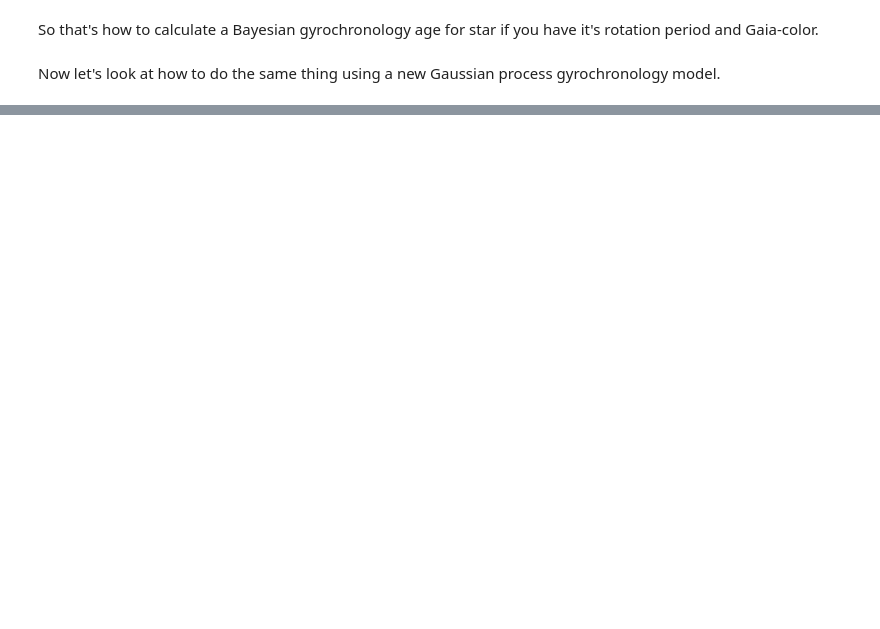
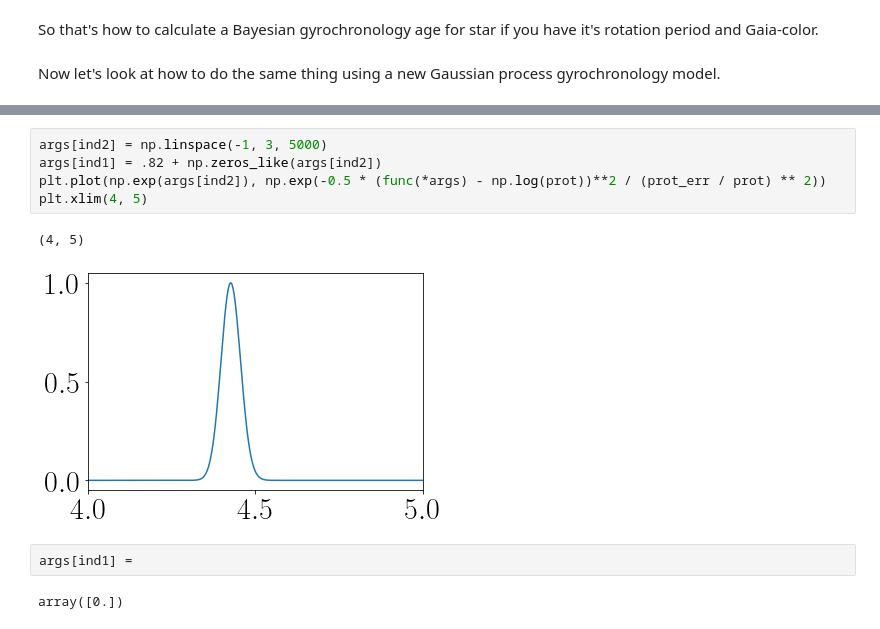
Before and after one commit to RuthAngus/stardate2, a Jupyter notebook: notebooks/Stardate2_demo.ipynb, the cells around one changed output, grey strips where cells are left out. Cells and saved outputs as stored; diff of their text form; blank space fills up the shorter version.

```diff
--- a/notebooks/Stardate2_demo.ipynb
+++ b/notebooks/Stardate2_demo.ipynb
@@ -112,0 +148,12 @@ plt.yscale("log")
+# %%
+args[ind2] = np.linspace(-1, 3, 5000)
+args[ind1] = .82 + np.zeros_like(args[ind2])
+plt.plot(np.exp(args[ind2]), np.exp(-0.5 * (func(*args) - np.log(prot))**2 / (prot_err / prot) ** 2))
+plt.xlim(4, 5)
+# %% [output]
+(4, 5)
+[figure, added]
+# %%
+args[ind1] =
+# %% [output]
+array([0.])
```
Also changed, not shown: parts of 23 cells of this notebook.
